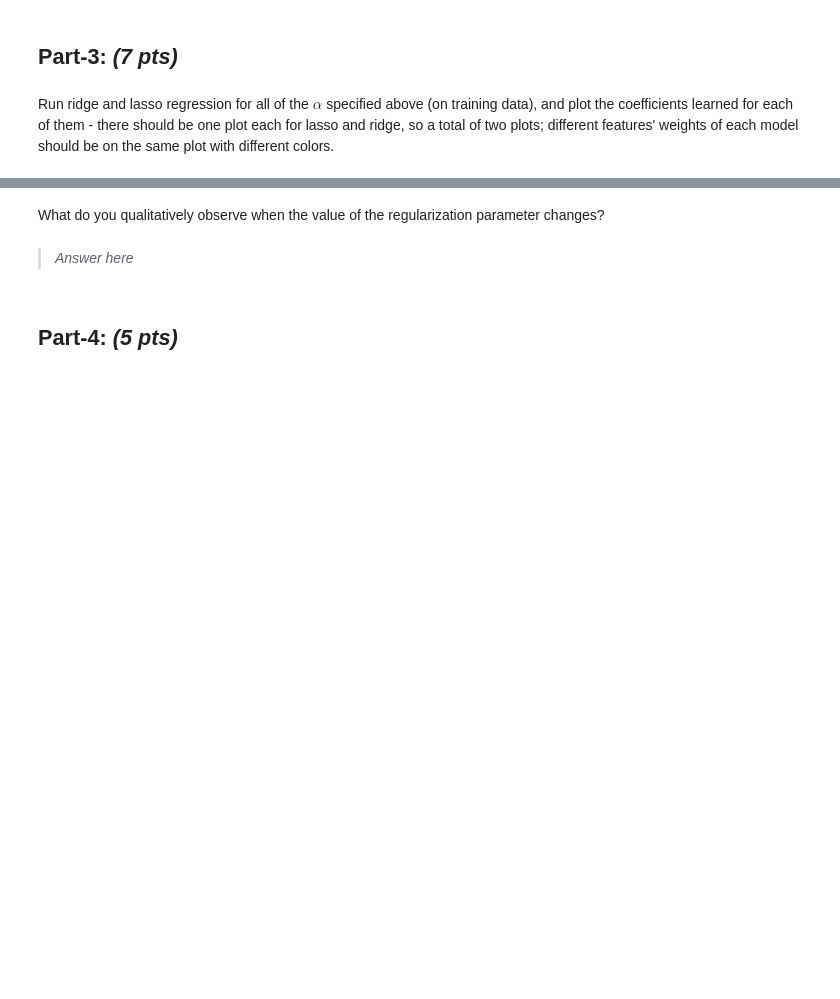
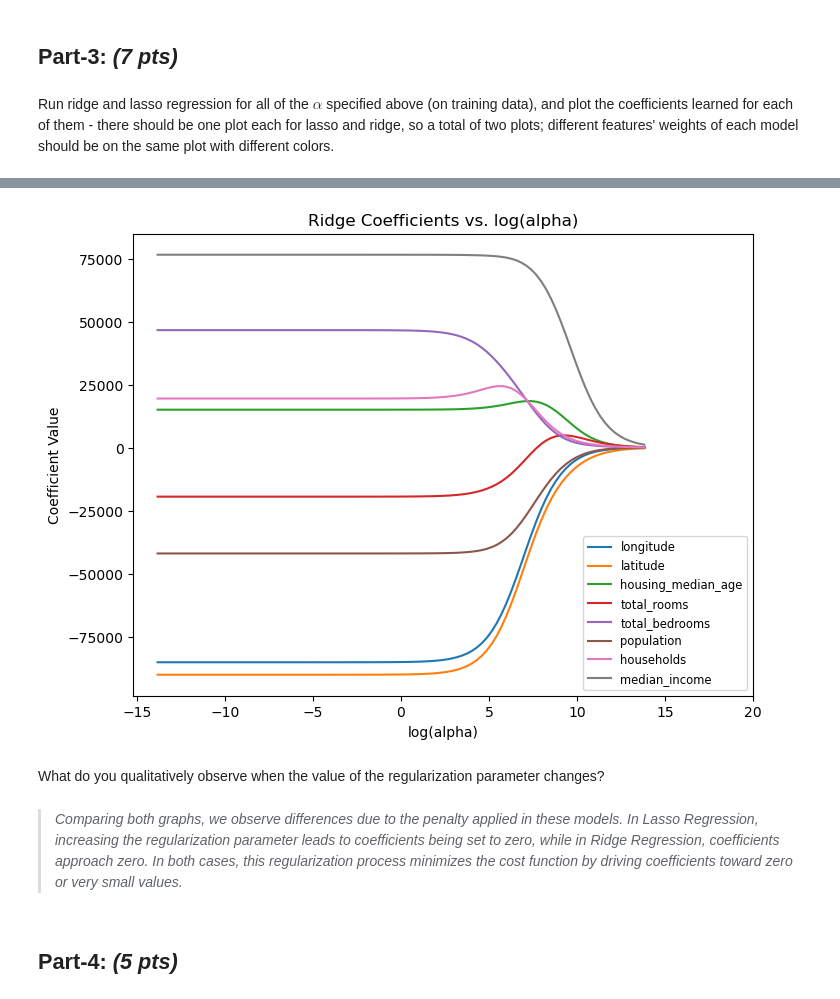
Before and after one commit to milindbhatiaa/Advance_Machine_Learning, a Jupyter notebook: HW_1_Milind_Bhatia.ipynb, the cells around one changed output, grey strips where cells are left out. Saved outputs shown, nothing was run; the diff lists cells and outputs as text; code cells hidden in the pictures; blank space fills up the shorter version.

```diff
--- a/HW_1_Milind_Bhatia.ipynb
+++ b/HW_1_Milind_Bhatia.ipynb
@@ -291,15 +353,15 @@ coefs = []
 for a in alphas:
   #Specify current alpha as parameter for the ridge model
   ## START CODE ## (1 line of code)
-
+  ridge.alpha = a
   ## END CODE ##
 
   #Fit the training data to the ridge model
   ## START CODE ## (1 line of code)
-
+  ridge.fit(Xscaled_train,y_train)
   ## END CODE ##
 
   #Store learned coefficients in the coef variable
   ## START CODE ## (1 line of code)
-
+  coefs.append(ridge.coef_)
   ## END CODE ##
@@ -311,7 +368,28 @@ for a in alphas:
+# %%
+# Write the code to make the plot for coefficients learned from ridge
+## START CODE ##
+coefs = np.array(coefs)
+
+feature_names = X_train.columns
+
+plt.figure(figsize=(8, 6))
+
+for i in range(coefs.shape[1]):
+    plt.plot(np.log(alphas), coefs[:, i], label=feature_names[i])
+
+plt.xlabel('log(alpha)')
+plt.ylabel('Coefficient Value')
+plt.title('Ridge Coefficients vs. log(alpha)')
+plt.legend(loc='lower right', fontsize='small')
+plt.xticks(np.arange(-15, 25, 5))
+plt.show()
+## END CODE ##
+# %% [output]
+[figure, added]
 # %% [markdown]
 What do you qualitatively observe when the value of the regularization parameter changes?
-# %% [markdown]
-> *Answer here*
+# %% [markdown]
+> *Comparing both graphs, we observe differences due to the penalty applied in these models. In Lasso Regression, increasing the regularization parameter leads to coefficients being set to zero, while in Ridge Regression, coefficients approach zero. In both cases, this regularization process minimizes the cost function by driving coefficients toward zero or very small values.*
 # %% [markdown]
 ## Part-4: *(5 pts)*
 # %% [markdown]
```
Also changed, not shown: parts of 29 cells of this notebook, 2 other files.
